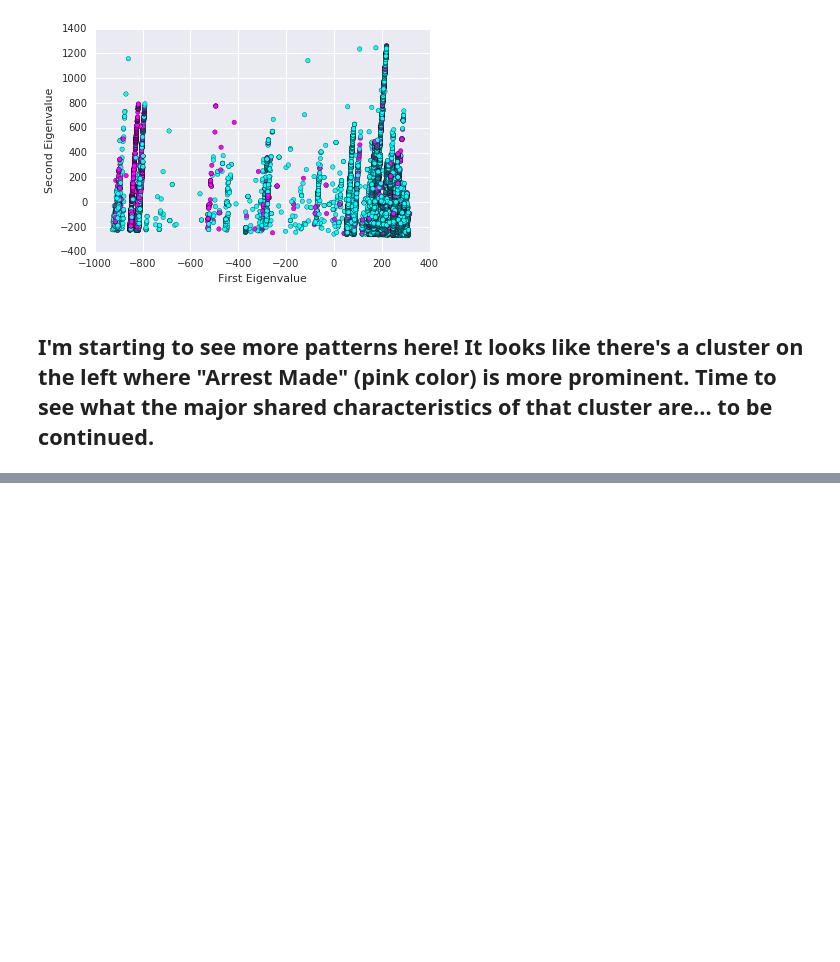
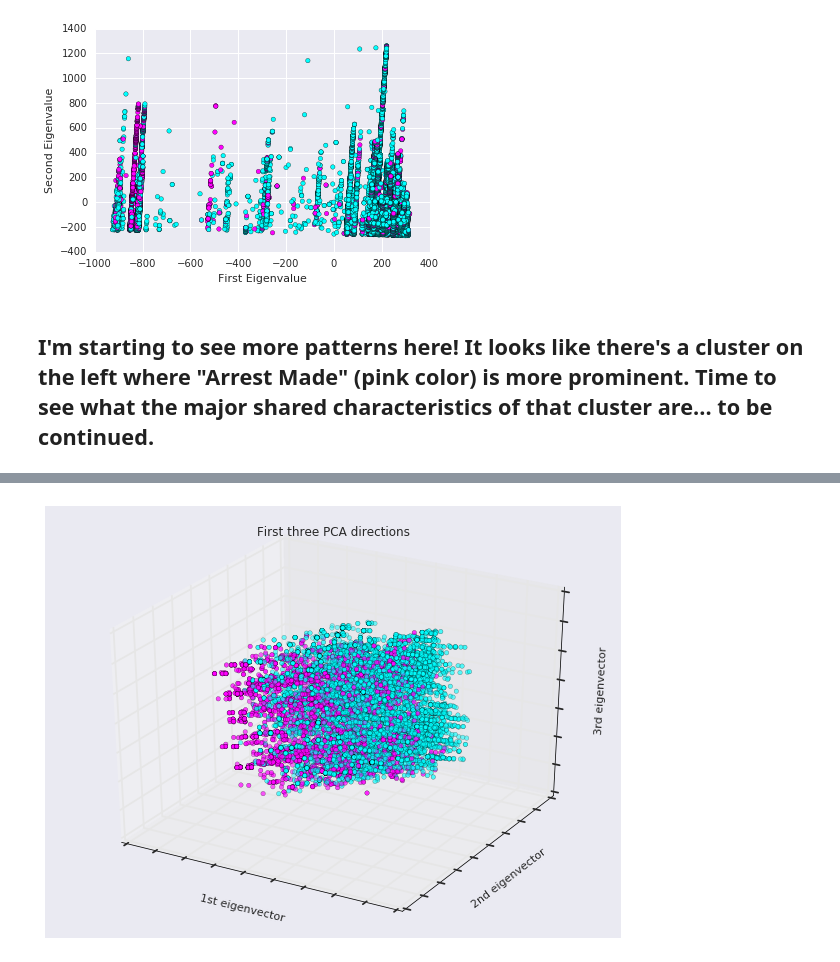
Before and after one commit to michellemho/ads_proj, a Jupyter notebook: fun_with_PCA.ipynb, the cells around one changed output, grey strips where cells are left out. Drawn from its saved outputs; the diff is of its cells as text; code cells hidden in the pictures; blank space fills up the shorter version.

```diff
--- a/fun_with_PCA.ipynb
+++ b/fun_with_PCA.ipynb
@@ -155,0 +174,3 @@ plt.show()
+# %%
+for i in sqf_primary_select.columns:
+    sqf_primary_select[i] = sqf_primary_select[i].apply(fix_nans)
@@ -155,0 +181,3 @@ plt.show()
+# %%
+sqf_primary_select.dropna(inplace=True)
+len(sqf_primary_select)
@@ -155,0 +196,6 @@ plt.show()
+# %%
+d = {'Y': True, 'N': False}
+sqf_primary_select = sqf_primary_select.replace(d)
+df2015 = df2015*1
+# %%
+sqf_primary_numeric = pd.get_dummies(sqf_primary_select)
@@ -155,0 +212,20 @@ plt.show()
+# %%
+n=3 # how many eigenvectors we choose
+pca = PCA(n)
+Proj = pca.fit_transform(sqf_primary_numeric)
+eigenvalues = pca.explained_variance_
+fig = plt.figure(1, figsize=(8, 6))
+ax = Axes3D(fig, elev=-150, azim=60)
+ax.scatter(Proj[:, 0], Proj[:, 1], Proj[:, 2],c=sqf_primary_numeric.arstmade,
+           cmap=plt.cm.cool)
+ax.set_title("First three PCA directions")
+ax.set_xlabel("1st eigenvector")
+ax.w_xaxis.set_ticklabels([])
+ax.set_ylabel("2nd eigenvector")
+ax.w_yaxis.set_ticklabels([])
+ax.set_zlabel("3rd eigenvector")
+ax.w_zaxis.set_ticklabels([])
+
+plt.show()
+# %% [output]
+[figure, added]
```
Also changed, not shown: parts of 21 cells of this notebook.
